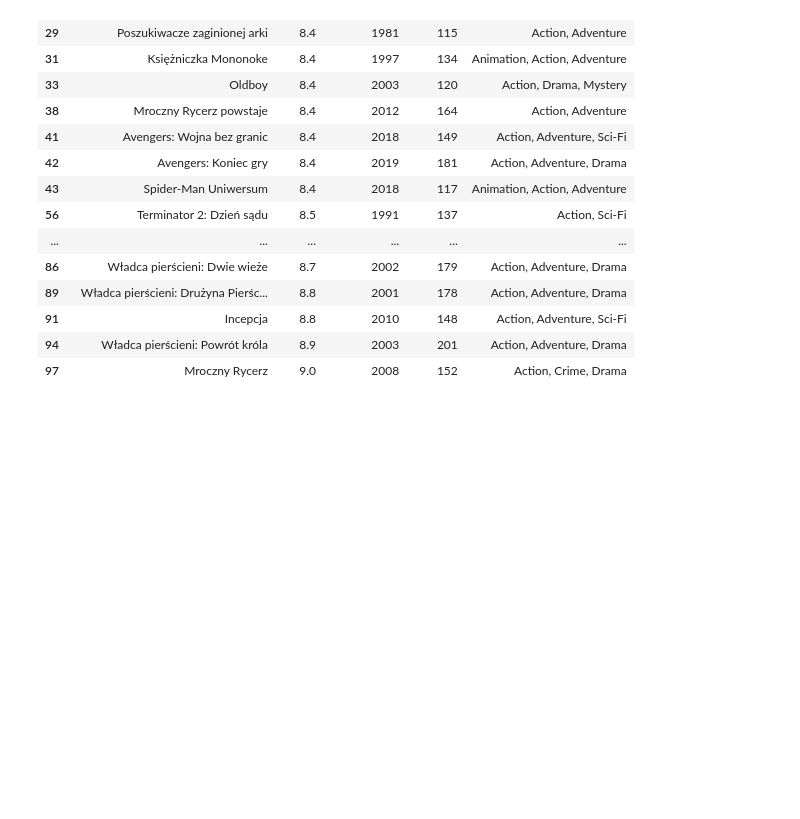
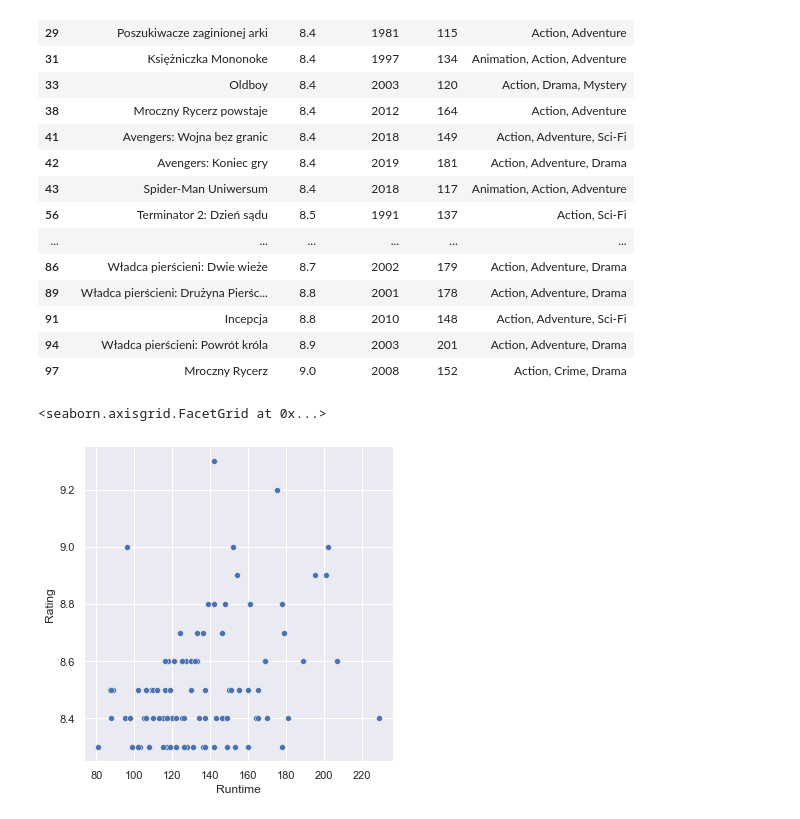
Before and after one commit to suap-coding/strive_plotting_action, a Jupyter notebook: main_stuff.ipynb, the cells around one changed output. Drawn from its saved outputs; the diff is of its cells as text; code cells hidden in the pictures; blank space fills up the shorter version.

Commit message:
Started testing the plotting stuff.

```diff
--- a/main_stuff.ipynb
+++ b/main_stuff.ipynb
@@ -183,3 +183,16 @@ action_df
 | 91 | Incepcja | 8.8 | 2010 | 148 | Action, Adventure, Sci-Fi |
 | 94 | Władca pierścieni: Powrót króla | 8.9 | 2003 | 201 | Action, Adventure, Drama |
 | 97 | Mroczny Rycerz | 9.0 | 2008 | 152 | Action, Crime, Drama |
+# %%
+import seaborn as sns
+
+lista1=[1,2,3,4]
+lista2=[1.1, 5.3, 2.1, 5.4]
+
+runt = df['Runtime']
+rat = df['Rating']
+
+sns.relplot(x=runt, y=rat)
+# %% [output]
+<seaborn.axisgrid.FacetGrid at 0x...>
+[figure, added]
```
